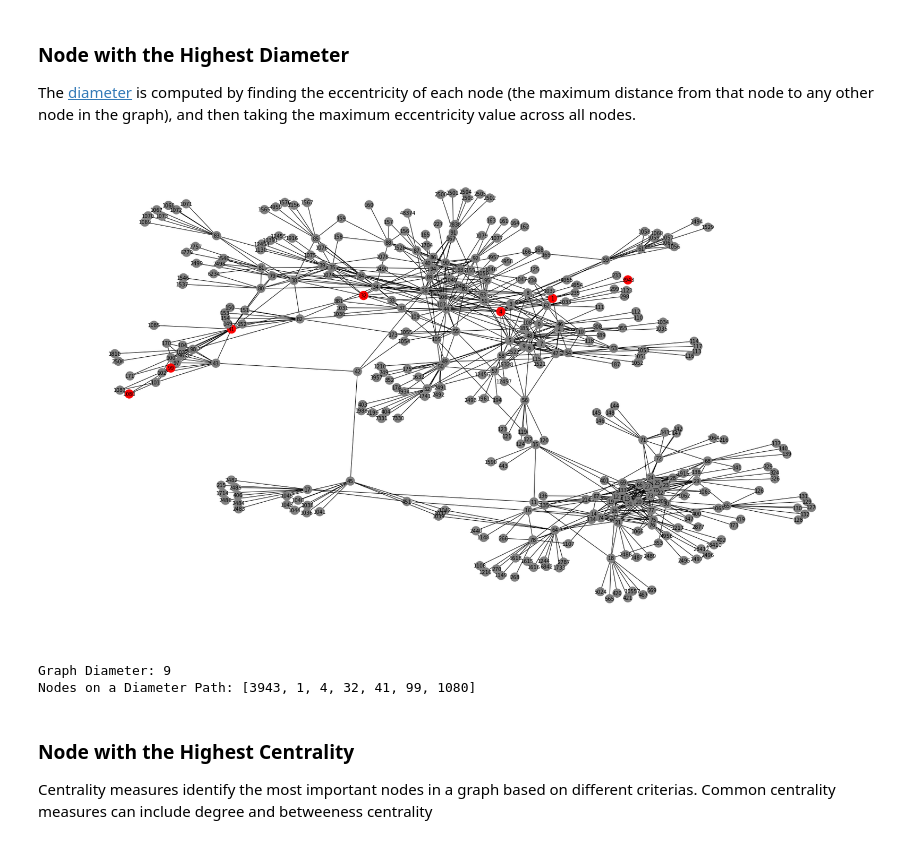
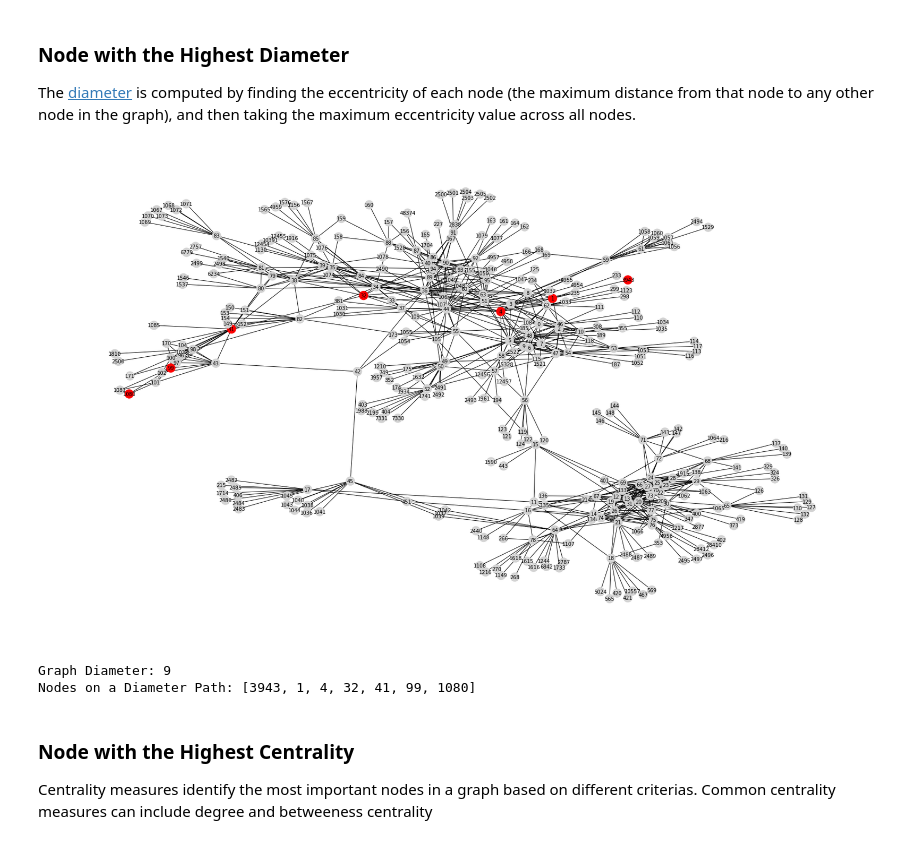
Before and after one commit to hellojohncruz/DATA-620, a Jupyter notebook: Graph Visualization/Graph Visualization.ipynb, the cells around one changed output. Drawn from its saved outputs; the diff is of its cells as text; code cells hidden in the pictures.

```diff
--- a/Graph Visualization/Graph Visualization.ipynb
+++ b/Graph Visualization/Graph Visualization.ipynb
@@ -136,24 +136,26 @@ The [diameter](https://networkx.org/documentation/stable/reference/algorithms/ge
 # %%
 pos = nx.spring_layout(G, seed=123)
 
 diameter = nx.diameter(G)
 periphery = nx.periphery(G)
 
 shortest_path = nx.shortest_path(G, source=periphery[0], target=periphery[-1])
+shortest_path_edges = list(zip(shortest_path, shortest_path[1:]))
 
-node_colors = ['red' if node in shortest_path else 'gray' for node in G.nodes]
+node_colors = ['red' if node in shortest_path else 'lightgray' for node in G.nodes]
+edge_colors = ['yellow' if edge in shortest_path_edges or (edge[1], edge[0]) in shortest_path_edges else 'lightgray' for edge in G.edges]
 
 fig, ax = plt.subplots(figsize=(30, 18))
 ax.axis("off")
 
 nx.draw(G, pos, with_labels=True, node_color=node_colors, node_size=300, font_size=10)
 
 plt.show()
 
 print(f"Graph Diameter: {diameter}")
 print(f"Nodes on a Diameter Path: {shortest_path}")
 # %% [output]
-[figure, old version]
+[figure, new version]
 Graph Diameter: 9
 Nodes on a Diameter Path: [3943, 1, 4, 32, 41, 99, 1080]
 # %% [markdown]
```
Also changed, not shown: parts of 2 cells of this notebook.
